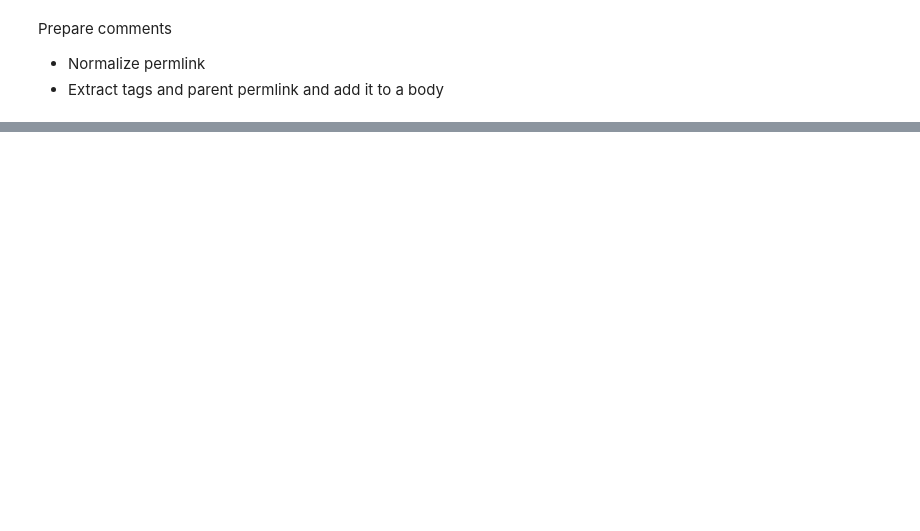
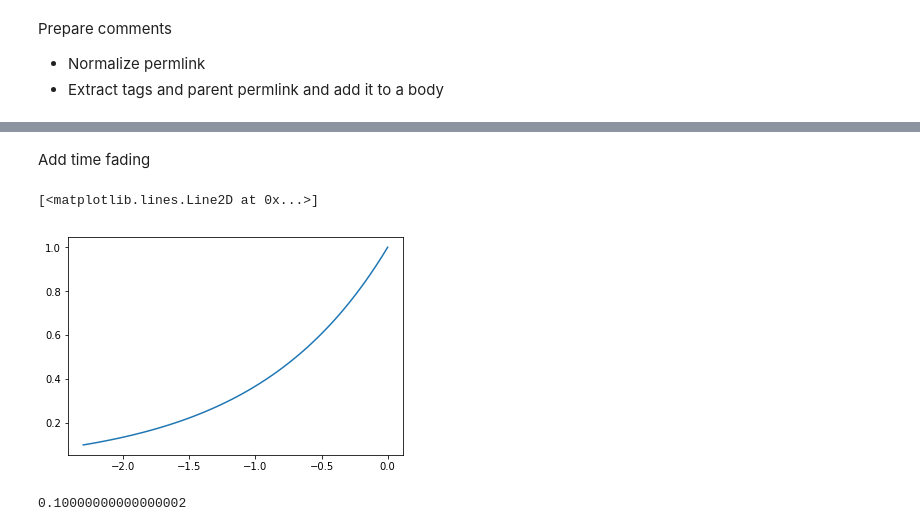
Before and after one commit to cyberFund/golosio_recommendation_model, a Jupyter notebook: dataset_implicit_als.ipynb, the cells around one changed output, grey strips where cells are left out. Drawn from its saved outputs; the diff is of its cells as text; code cells hidden in the pictures; blank space fills up the shorter version.

```diff
--- a/dataset_implicit_als.ipynb
+++ b/dataset_implicit_als.ipynb
@@ -183,0 +338,2 @@ comment_df.to_csv("./posts.csv")
+# %% [markdown]
+Add time fading
@@ -183,0 +346,8 @@ comment_df.to_csv("./posts.csv")
+# %%
+x = np.linspace(np.log(0.1), np.log(1), 100)
+y = np.exp(x)
+# %%
+plt.plot(x, y)
+# %% [output]
+[<matplotlib.lines.Line2D at 0x...>]
+[figure, added]
@@ -183,0 +357,4 @@ comment_df.to_csv("./posts.csv")
+# %%
+convert(t_min, t_min, t_max)
+# %% [output]
+0.10000000000000002
```
Also changed, not shown: parts of 46 cells of this notebook, 1 other file.
